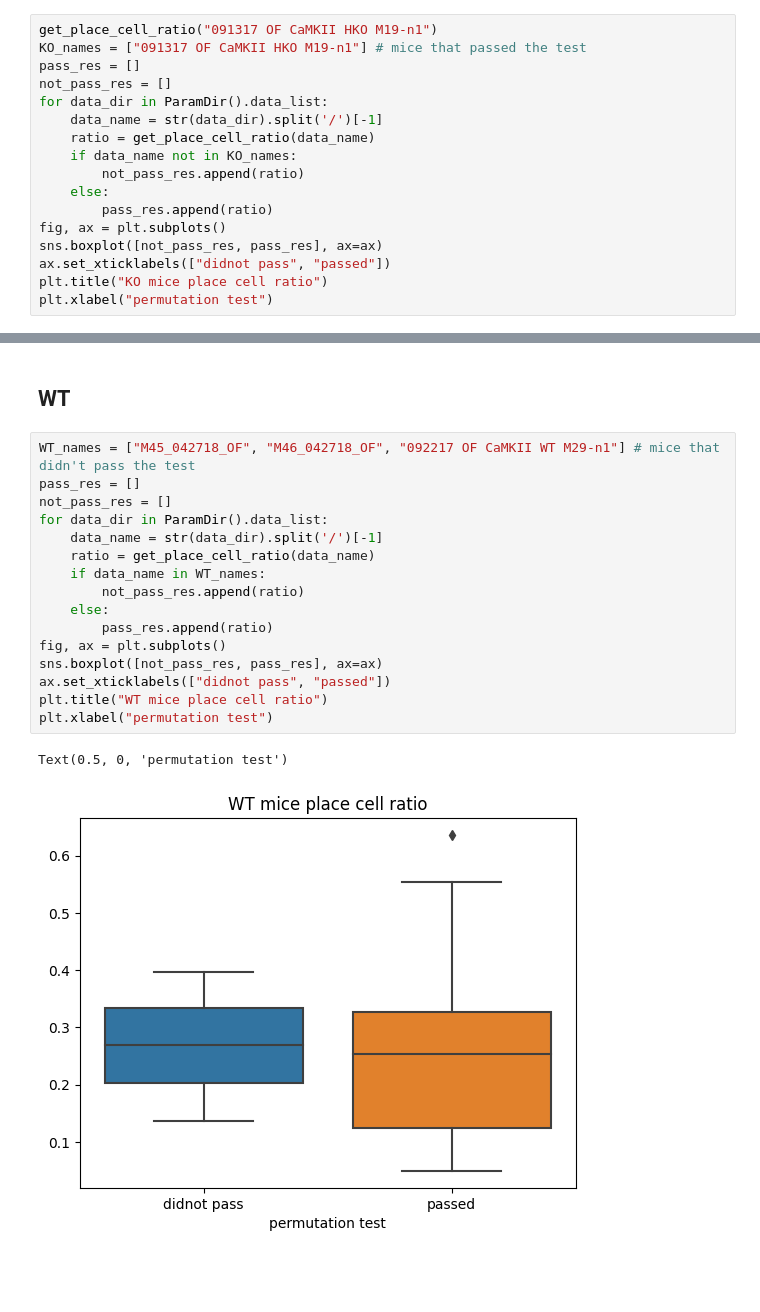
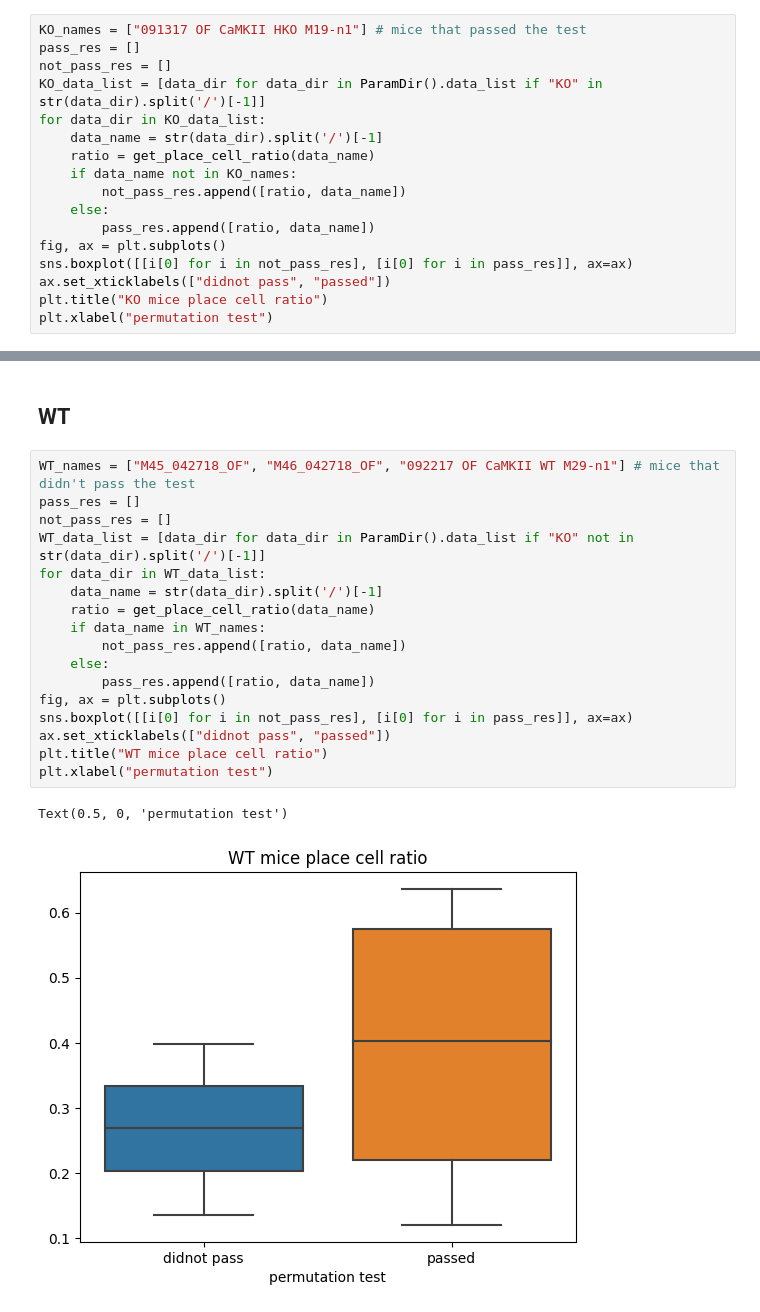
Before and after one commit to kisaragiRY/decoding-DG, a Jupyter notebook: notebooks/4-individual-analysis/01-place-cell-ratio.ipynb, the cells around one changed output, grey strips where cells are left out. Drawn from its saved outputs; the diff is of its cells as text; blank space fills up the shorter version.

Commit message:
fix the mistakes in using the data_list #64

```diff
--- a/notebooks/4-individual-analysis/01-place-cell-ratio.ipynb
+++ b/notebooks/4-individual-analysis/01-place-cell-ratio.ipynb
@@ -33,19 +33,19 @@ def get_place_cell_ratio(data_name):
     #     print(f"permutation results: \n {r}")
     return len(pc_beh_id)/len(results_all['original MI'])
 # %%
-get_place_cell_ratio("091317 OF CaMKII HKO M19-n1")
 KO_names = ["091317 OF CaMKII HKO M19-n1"] # mice that passed the test
 pass_res = []
 not_pass_res = []
-for data_dir in ParamDir().data_list:
+KO_data_list = [data_dir for data_dir in ParamDir().data_list if "KO" in str(data_dir).split('/')[-1]]
+for data_dir in KO_data_list:
     data_name = str(data_dir).split('/')[-1]
     ratio = get_place_cell_ratio(data_name)
     if data_name not in KO_names:
-        not_pass_res.append(ratio)
+        not_pass_res.append([ratio, data_name])
     else:
-        pass_res.append(ratio)
+        pass_res.append([ratio, data_name])
 fig, ax = plt.subplots()
-sns.boxplot([not_pass_res, pass_res], ax=ax)
+sns.boxplot([[i[0] for i in not_pass_res], [i[0] for i in pass_res]], ax=ax)
 ax.set_xticklabels(["didnot pass", "passed"])
 plt.title("KO mice place cell ratio")
 plt.xlabel("permutation test")
@@ -57,19 +64,20 @@ Text(0.5, 0, 'permutation test')
 # %%
 WT_names = ["M45_042718_OF", "M46_042718_OF", "092217 OF CaMKII WT M29-n1"] # mice that didn't pass the test
 pass_res = []
 not_pass_res = []
-for data_dir in ParamDir().data_list:
+WT_data_list = [data_dir for data_dir in ParamDir().data_list if "KO" not in str(data_dir).split('/')[-1]]
+for data_dir in WT_data_list:
     data_name = str(data_dir).split('/')[-1]
     ratio = get_place_cell_ratio(data_name)
     if data_name in WT_names:
-        not_pass_res.append(ratio)
+        not_pass_res.append([ratio, data_name])
     else:
-        pass_res.append(ratio)
+        pass_res.append([ratio, data_name])
 fig, ax = plt.subplots()
-sns.boxplot([not_pass_res, pass_res], ax=ax)
+sns.boxplot([[i[0] for i in not_pass_res], [i[0] for i in pass_res]], ax=ax)
 ax.set_xticklabels(["didnot pass", "passed"])
 plt.title("WT mice place cell ratio")
 plt.xlabel("permutation test")
 # %% [output]
 Text(0.5, 0, 'permutation test')
-[figure, old version]
+[figure, new version]
```
Also changed, not shown: parts of 3 cells of this notebook.
